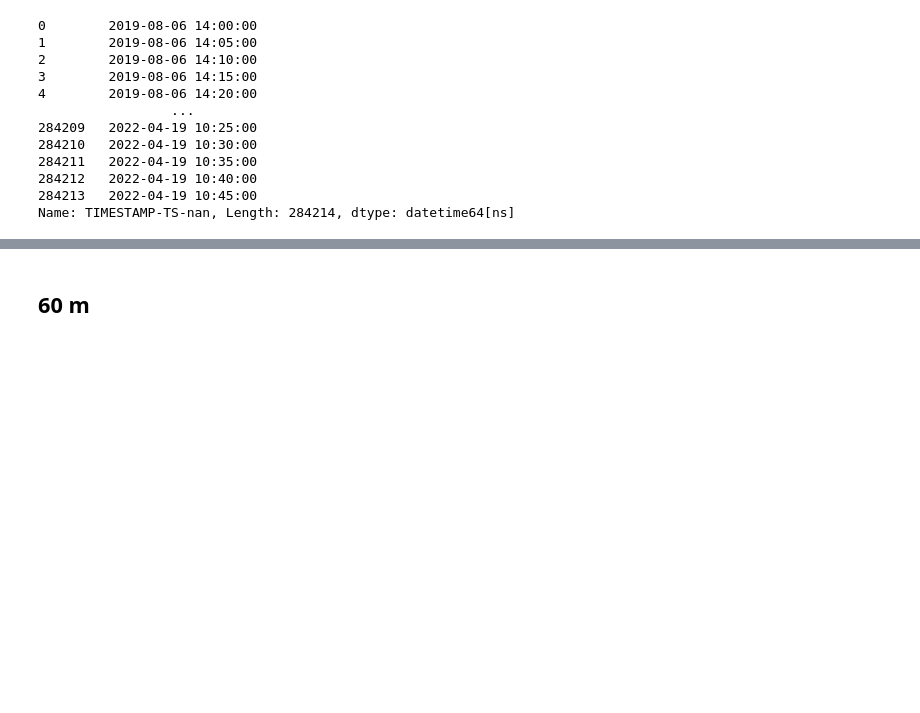
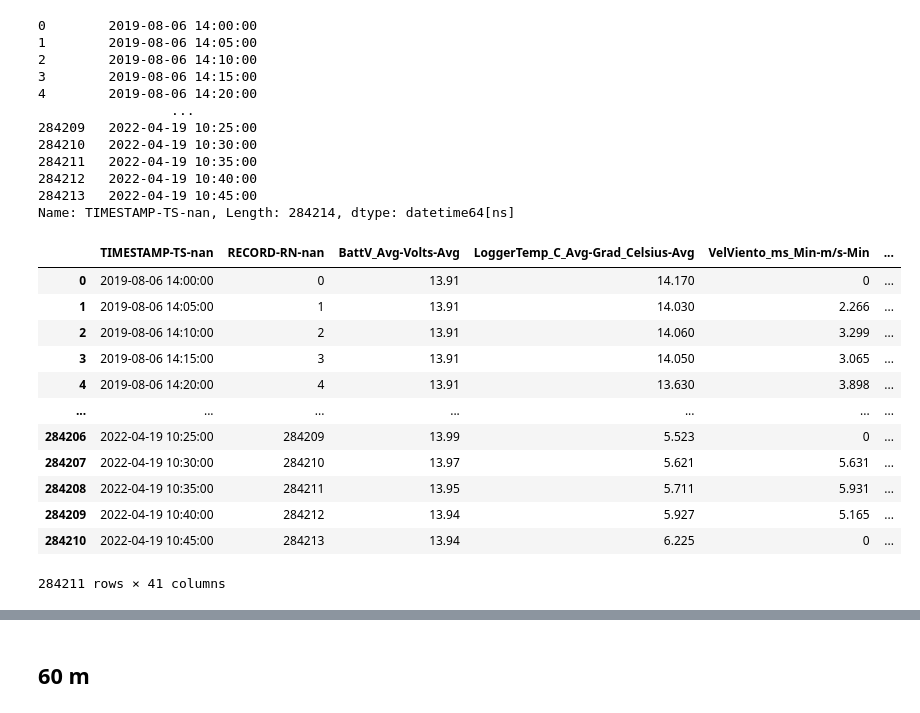
Before and after one commit to ctalamilla/tacatacaMeteo, a Jupyter notebook: Notebooks/EDA.ipynb, the cells around one changed output, grey strips where cells are left out. Saved outputs shown, nothing was run; the diff lists cells and outputs as text; code cells hidden in the pictures; blank space fills up the shorter version.

```diff
--- a/Notebooks/EDA.ipynb
+++ b/Notebooks/EDA.ipynb
@@ -498,5 +513,21 @@ def cleanCampbell_5m_24h(ruta, estacion):
                 campbell.append(file_readed)
                 #print(file_readed)
         return pd.concat(campbell).drop_duplicates(['fechaHora']).reset_index(drop=True)
+# %%
+cleanCampbell_5m_24h('../data/EM_Caipe/all_files/5m', 'Caipe')
+# %% [output]
+|  | TIMESTAMP-TS-nan | RECORD-RN-nan | BattV_Avg-Volts-Avg | LoggerTemp_C_Avg-Grad_Celsius-Avg | VelViento_ms_Min-m/s-Min | ... |
+| 0 | 2019-08-06 14:00:00 | 0 | 13.91 | 14.170 | 0 | ... |
+| 1 | 2019-08-06 14:05:00 | 1 | 13.91 | 14.030 | 2.266 | ... |
+| 2 | 2019-08-06 14:10:00 | 2 | 13.91 | 14.060 | 3.299 | ... |
+| 3 | 2019-08-06 14:15:00 | 3 | 13.91 | 14.050 | 3.065 | ... |
+| 4 | 2019-08-06 14:20:00 | 4 | 13.91 | 13.630 | 3.898 | ... |
+| ... | ... | ... | ... | ... | ... | ... |
+| 284206 | 2022-04-19 10:25:00 | 284209 | 13.99 | 5.523 | 0 | ... |
+| 284207 | 2022-04-19 10:30:00 | 284210 | 13.97 | 5.621 | 5.631 | ... |
+| 284208 | 2022-04-19 10:35:00 | 284211 | 13.95 | 5.711 | 5.931 | ... |
+| 284209 | 2022-04-19 10:40:00 | 284212 | 13.94 | 5.927 | 5.165 | ... |
+| 284210 | 2022-04-19 10:45:00 | 284213 | 13.94 | 6.225 | 0 | ... |
+284211 rows × 41 columns
 # %%
 cleanCampbell_5m_24h('../data/EM_Caipe/all_files/5m', 'Caipe').to_csv('Campbell_Caipe_5m.csv', sep=',')
```
Also changed, not shown: parts of 10 cells of this notebook, 2 other files.
